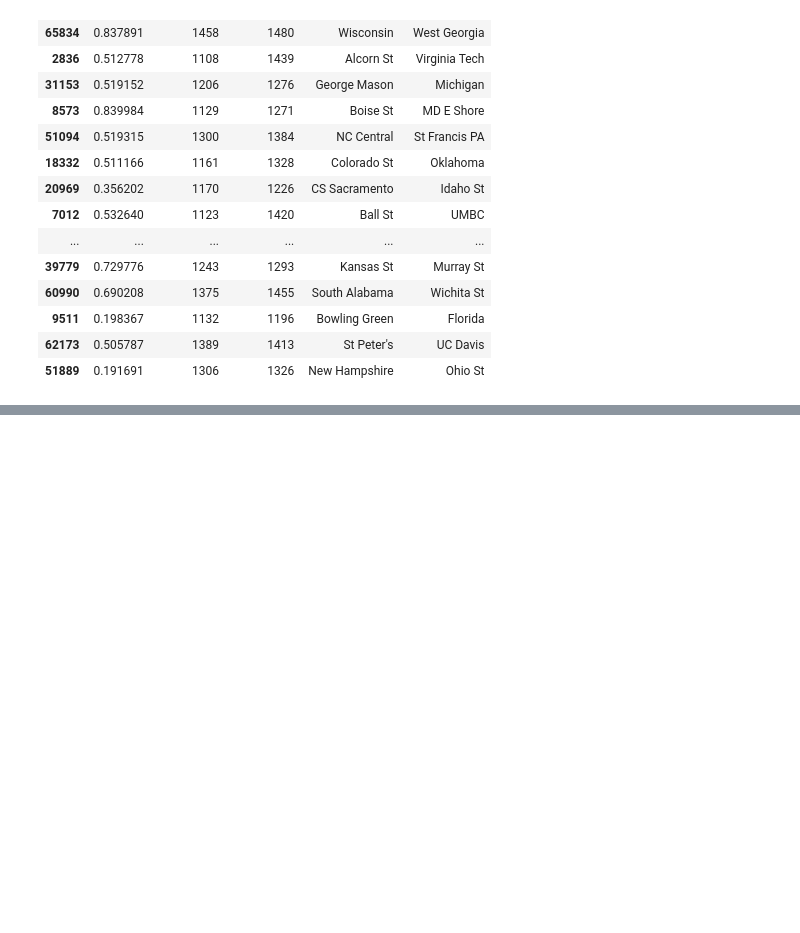
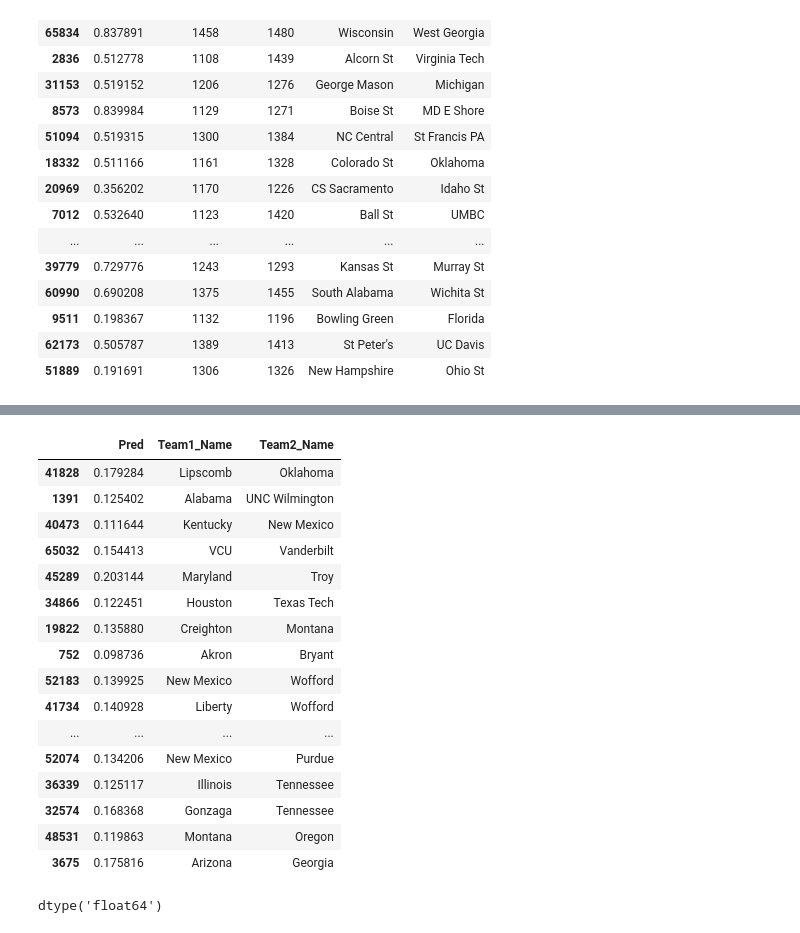
Before and after one commit to danchizik18/MarchMadness2025, a Jupyter notebook: notebooks/look_at_submission/exploreSubmission.ipynb, the cells around one changed output, grey strips where cells are left out. Saved outputs shown, nothing was run; the diff lists cells and outputs as text; code cells hidden in the pictures; blank space fills up the shorter version.

```diff
--- a/notebooks/look_at_submission/exploreSubmission.ipynb
+++ b/notebooks/look_at_submission/exploreSubmission.ipynb
@@ -405,0 +412,28 @@ filtered_march16[['Pred', 'Team1_Name', 'Team2_Name']].sample(50)
+# %%
+march16pt2 = pd.read_csv('../../submissions/pt2March16th_full_col_submissionMarch16.2025.csv')
+filtered_march16pt2 = march16pt2[
+    (march16pt2["Team1_Name"].isin(teams)) & (march16pt2["Team2_Name"].isin(teams))
+]
+filtered_march16pt2[['Pred', 'Team1_Name', 'Team2_Name']].sample(50)
+# %% [output]
+|  | Pred | Team1_Name | Team2_Name |
+| 41828 | 0.179284 | Lipscomb | Oklahoma |
+| 1391 | 0.125402 | Alabama | UNC Wilmington |
+| 40473 | 0.111644 | Kentucky | New Mexico |
+| 65032 | 0.154413 | VCU | Vanderbilt |
+| 45289 | 0.203144 | Maryland | Troy |
+| 34866 | 0.122451 | Houston | Texas Tech |
+| 19822 | 0.135880 | Creighton | Montana |
+| 752 | 0.098736 | Akron | Bryant |
+| 52183 | 0.139925 | New Mexico | Wofford |
+| 41734 | 0.140928 | Liberty | Wofford |
+| ... | ... | ... | ... |
+| 52074 | 0.134206 | New Mexico | Purdue |
+| 36339 | 0.125117 | Illinois | Tennessee |
+| 32574 | 0.168368 | Gonzaga | Tennessee |
+| 48531 | 0.119863 | Montana | Oregon |
+| 3675 | 0.175816 | Arizona | Georgia |
+# %%
+filtered_march16['Pred'].dtype
+# %% [output]
+dtype('float64')
```
Also changed, not shown: parts of 13 cells of this notebook, 2 other files.
